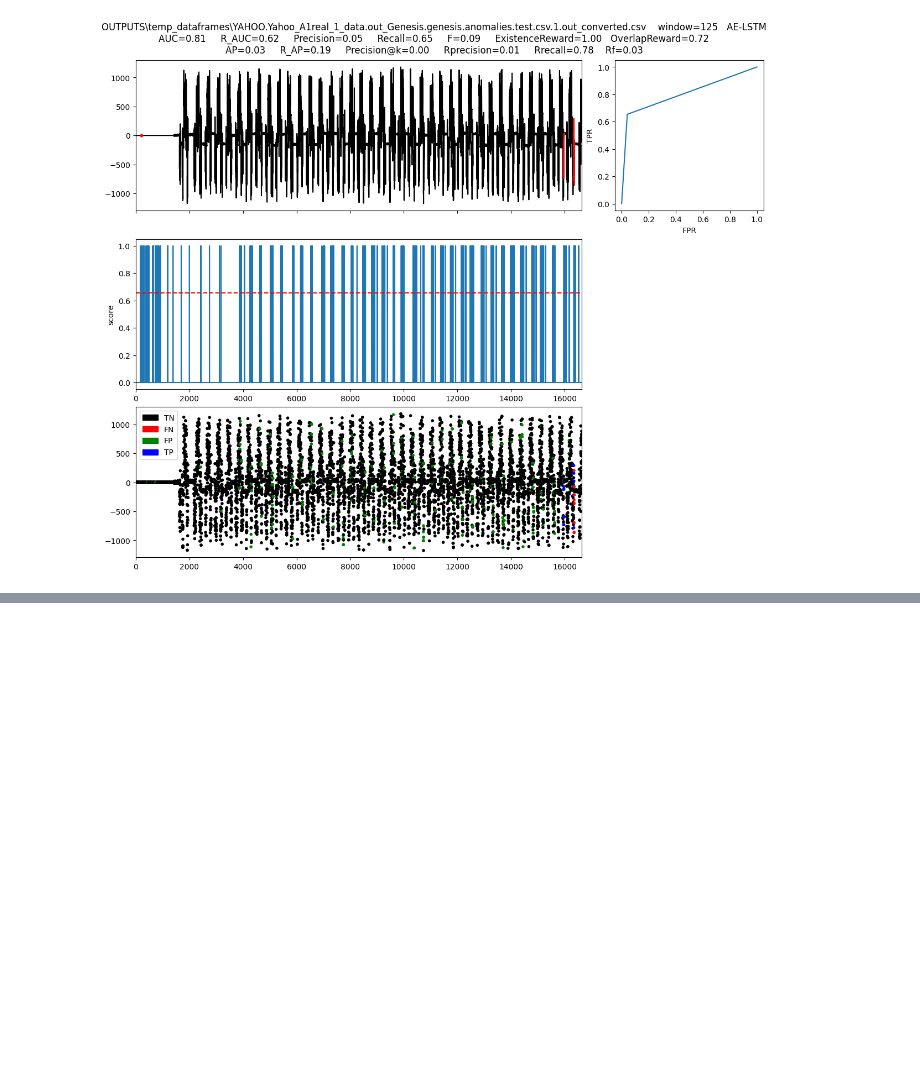
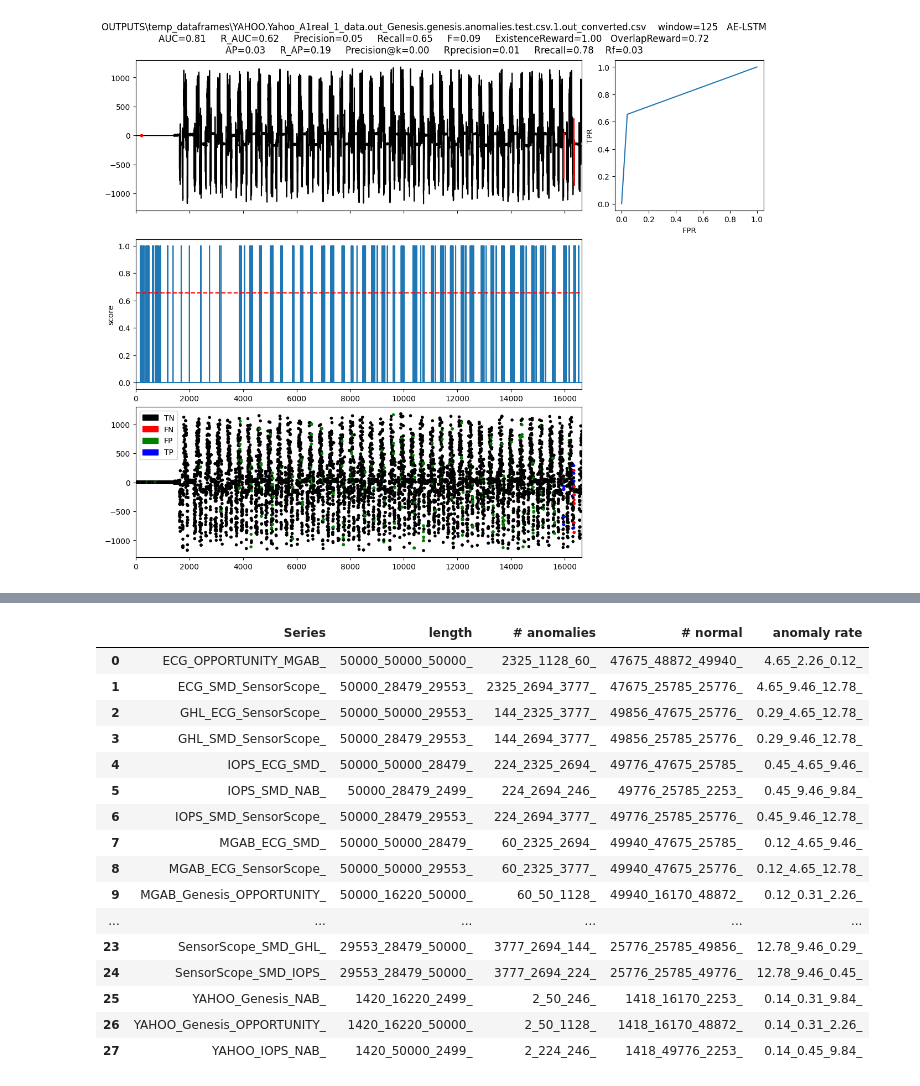
Before and after one commit to ChristinaK97/StreamingTimeSeriesAnomalyDetection, a Jupyter notebook: StreamingAnomalyDetectionNotebook.ipynb, the cells around one changed output, grey strips where cells are left out. Cells and saved outputs as stored; diff of their text form; code cells hidden in the pictures; blank space fills up the shorter version.

Commit message:
generate norm 3 combinations (#28)

```diff
--- a/StreamingAnomalyDetectionNotebook.ipynb
+++ b/StreamingAnomalyDetectionNotebook.ipynb
@@ -215,7 +215,7 @@ def get_datasets_info(sample_size):
 def get_k_normality_info(k_normality_filenames: List[List[str]], sample_size):
     data_info = get_datasets_info(sample_size=sample_size)
     s_infos = []
-    for s in norm2sets:
+    for s in k_normality_filenames:
         s_info = {col : "" for col in data_info.columns}
         for si in s:
             si = si[:si.find('/')]
@@ -997,7 +997,8 @@ def run_model_for_sets(model_name, sets: Union[List[str], List[List[str]]], chec
 <h1>Normality 1 Experiments</h1>
 # %%
 # normality 1 data info
-get_datasets_info(sample_size=100000)
+norm1info = get_datasets_info(sample_size=100000)
+norm1info
 # %% [output]
 |  | Series | length | # anomalies | # normal | anomaly rate |
 | 8 | Daphnet | 28800 | 1547 | 27253 | 5.37 |
@@ -1122,0 +1126,34 @@ Distro shift indexes = [50000]
+# %%
+from ResultsAnalysis import prepare_results_df
+import itertools
+
+results_df = prepare_results_df(2, 5, True)
+results_df = results_df[results_df['datasets'] != "Average"]
+pairs = results_df['datasets_full'].apply(tuple).unique()
+triplets = set()
+
+for pair1, pair2 in itertools.combinations(pairs, 2):
+    if any(elem in pair1 for elem in pair2):
+        triplet = tuple(sorted(set(pair1 + pair2)))
+        triplets.add(triplet)
+triples = [list(triplet) for triplet in triplets]
+
+# print(results_df['datasets'].unique())
+print("# 3-combinations = ", triplets.__len__())
+# print(triplet_names)
+
+def sort_triplet(triplet, reverse):
+    sorted_triplet = sorted(triplet, key=lambda x:
+                            norm1info[norm1info['Series'] == x[:x.find('/')]]["anomaly rate"].values[0],
+                            reverse=reverse)
+    return sorted_triplet
+
+
+norm3sets = [sort_triplet(triplet, True) for triplet in triplets] + \
+            [sort_triplet(triplet, False) for triplet in triplets]
+
+print("# total combinations = ", len(norm3sets))
+# for i, triplet in enumerate(norm3sets):
+#    names = [s[:s.find('/')] for s in triplet]
+#    print(i, names, "->\t", [ norm1info[norm1info["Series"] == s]['anomaly rate'].values[0] for s in names])
+norm3sets
@@ -1122,0 +1181,20 @@ Distro shift indexes = [50000]
+# %%
+get_k_normality_info(norm3sets, 50000).reset_index(drop=True)
+# %% [output]
+|  | Series | length | # anomalies | # normal | anomaly rate |
+| 0 | ECG_OPPORTUNITY_MGAB_ | 50000_50000_50000_ | 2325_1128_60_ | 47675_48872_49940_ | 4.65_2.26_0.12_ |
+| 1 | ECG_SMD_SensorScope_ | 50000_28479_29553_ | 2325_2694_3777_ | 47675_25785_25776_ | 4.65_9.46_12.78_ |
+| 2 | GHL_ECG_SensorScope_ | 50000_50000_29553_ | 144_2325_3777_ | 49856_47675_25776_ | 0.29_4.65_12.78_ |
+| 3 | GHL_SMD_SensorScope_ | 50000_28479_29553_ | 144_2694_3777_ | 49856_25785_25776_ | 0.29_9.46_12.78_ |
+| 4 | IOPS_ECG_SMD_ | 50000_50000_28479_ | 224_2325_2694_ | 49776_47675_25785_ | 0.45_4.65_9.46_ |
+| 5 | IOPS_SMD_NAB_ | 50000_28479_2499_ | 224_2694_246_ | 49776_25785_2253_ | 0.45_9.46_9.84_ |
+| 6 | IOPS_SMD_SensorScope_ | 50000_28479_29553_ | 224_2694_3777_ | 49776_25785_25776_ | 0.45_9.46_12.78_ |
+| 7 | MGAB_ECG_SMD_ | 50000_50000_28479_ | 60_2325_2694_ | 49940_47675_25785_ | 0.12_4.65_9.46_ |
+| 8 | MGAB_ECG_SensorScope_ | 50000_50000_29553_ | 60_2325_3777_ | 49940_47675_25776_ | 0.12_4.65_12.78_ |
+| 9 | MGAB_Genesis_OPPORTUNITY_ | 50000_16220_50000_ | 60_50_1128_ | 49940_16170_48872_ | 0.12_0.31_2.26_ |
+| ... | ... | ... | ... | ... | ... |
+| 23 | SensorScope_SMD_GHL_ | 29553_28479_50000_ | 3777_2694_144_ | 25776_25785_49856_ | 12.78_9.46_0.29_ |
+| 24 | SensorScope_SMD_IOPS_ | 29553_28479_50000_ | 3777_2694_224_ | 25776_25785_49776_ | 12.78_9.46_0.45_ |
+| 25 | YAHOO_Genesis_NAB_ | 1420_16220_2499_ | 2_50_246_ | 1418_16170_2253_ | 0.14_0.31_9.84_ |
+| 26 | YAHOO_Genesis_OPPORTUNITY_ | 1420_16220_50000_ | 2_50_1128_ | 1418_16170_48872_ | 0.14_0.31_2.26_ |
+| 27 | YAHOO_IOPS_NAB_ | 1420_50000_2499_ | 2_224_246_ | 1418_49776_2253_ | 0.14_0.45_9.84_ |
```
Also changed, not shown: parts of 4 cells of this notebook.
